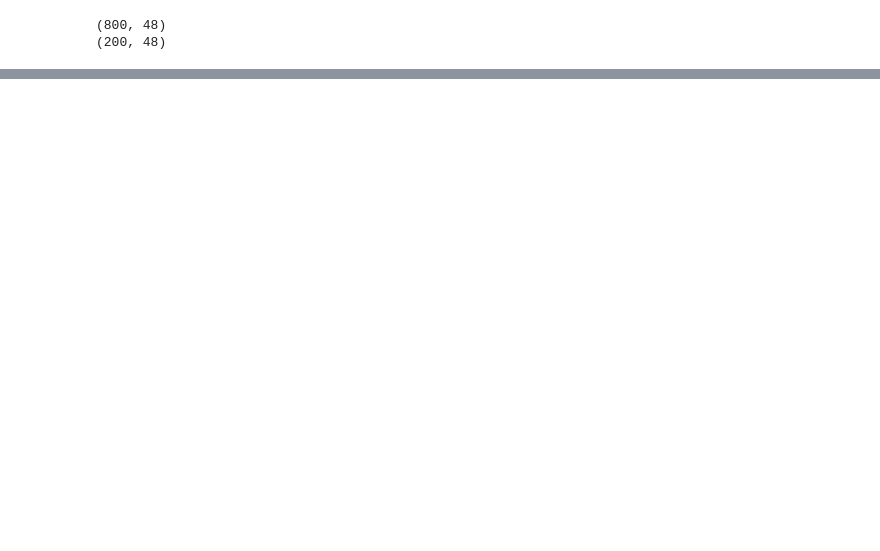
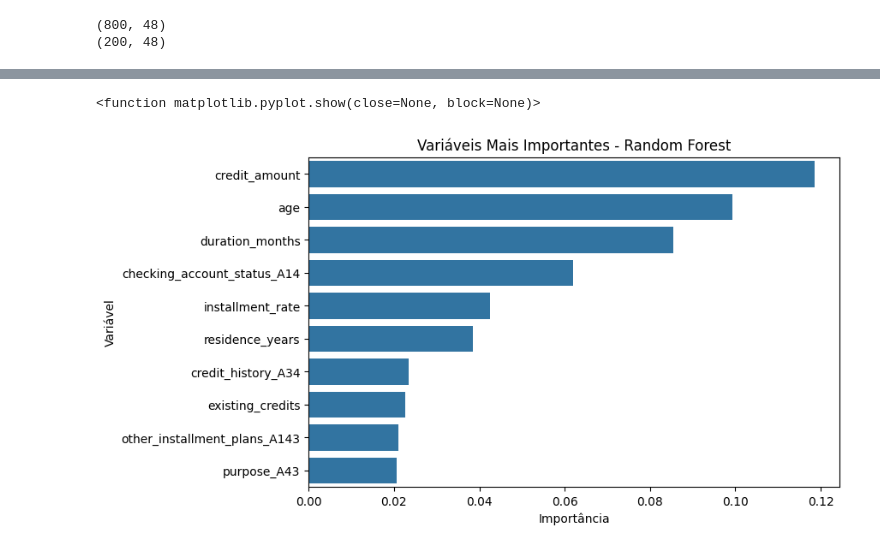
Before and after one commit to WaldemarRaymundi/german-credit-analysis, a Jupyter notebook: notebooks/eda_german_credit.ipynb, the cells around one changed output, grey strips where cells are left out. Saved outputs shown, nothing was run; the diff lists cells and outputs as text; code cells hidden in the pictures; blank space fills up the shorter version.

```diff
--- a/notebooks/eda_german_credit.ipynb
+++ b/notebooks/eda_german_credit.ipynb
@@ -183,0 +304,9 @@ print(X_test.shape)
+# %%
+from sklearn.ensemble import RandomForestClassifier
+
+rf_model = RandomForestClassifier(
+    n_estimators=200,
+    random_state=42
+)
+
+rf_model.fit(X_train, y_train)
@@ -183,0 +357,9 @@ print(X_test.shape)
+# %%
+importances = pd.DataFrame({
+    "Variavel": X.columns,
+    "Importancia": rf_model.feature_importances_
+})
+
+importances_sorted = importances.sort_values(by="Importancia", ascending=False)
+
+importances_sorted.head(10)
@@ -183,0 +378,14 @@ print(X_test.shape)
+# %%
+top_rf_features = importances_sorted.head(10)
+
+plt.figure(figsize=(8,5))
+sns.barplot(x="Importancia", y="Variavel", data=top_rf_features)
+
+plt.title("Variáveis Mais Importantes - Random Forest")
+plt.xlabel("Importância")
+plt.ylabel("Variável")
+
+plt.show
+# %% [output]
+<function matplotlib.pyplot.show(close=None, block=None)>
+[figure, added]
```
Also changed, not shown: parts of 21 cells of this notebook.
